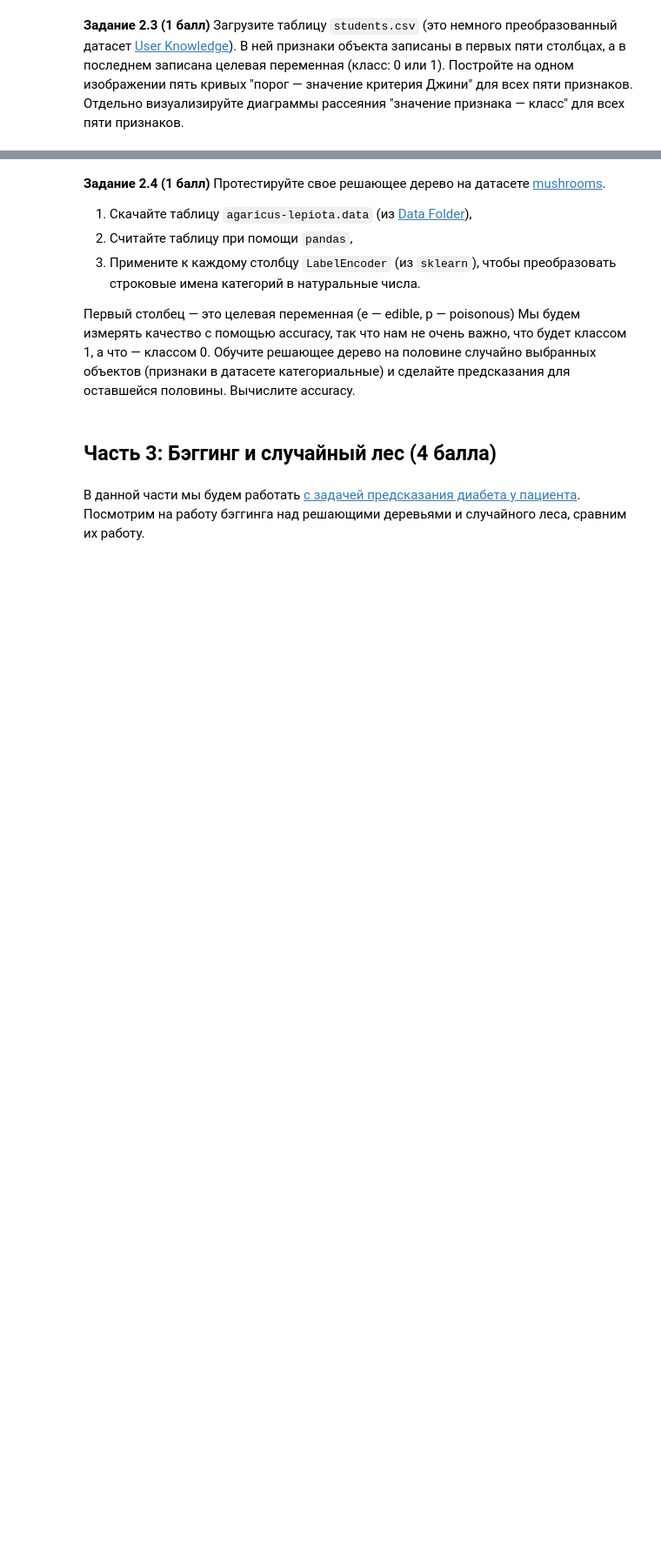
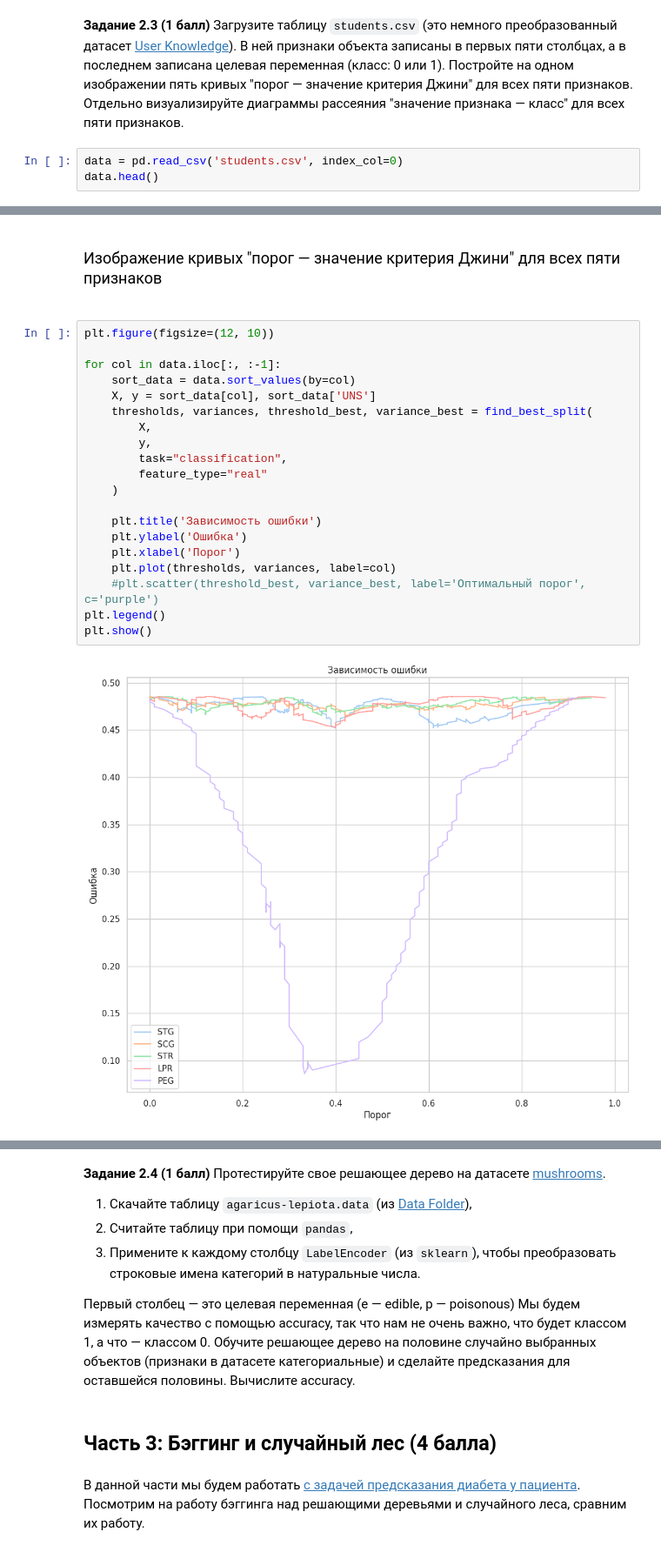
Before and after one commit to 1mmo/data-analysis-handbook, a Jupyter notebook: handbook/Machine Learning/algorithms/trees_hm05/hw05-trees-rf.ipynb, the cells around one changed output, grey strips where cells are left out. Shown at 87% size. Drawn from its saved outputs; the diff is of its cells as text; blank space fills up the shorter version.

```diff
--- a/handbook/Machine Learning/algorithms/trees_hm05/hw05-trees-rf.ipynb
+++ b/handbook/Machine Learning/algorithms/trees_hm05/hw05-trees-rf.ipynb
@@ -532,3 +549,6 @@ class DecisionTree:
         return np.array(predicted)
 # %% [markdown]
 **Задание 2.3 (1 балл)** Загрузите таблицу `students.csv` (это немного преобразованный датасет [User Knowledge](https://archive.ics.uci.edu/ml/datasets/User+Knowledge+Modeling)). В ней признаки объекта записаны в первых пяти столбцах, а в последнем записана целевая переменная (класс: 0 или 1). Постройте на одном изображении пять кривых "порог — значение критерия Джини" для всех пяти признаков. Отдельно визуализируйте диаграммы рассеяния "значение признака — класс" для всех пяти признаков.
+# %%
+data = pd.read_csv('students.csv', index_col=0)
+data.head()
@@ -534,0 +562,26 @@ class DecisionTree:
+# %% [markdown]
+<br>
+<font size=4>Изображение кривых "порог — значение критерия Джини" для всех пяти признаков</font><br>
+<br>
+# %%
+plt.figure(figsize=(12, 10))
+
+for col in data.iloc[:, :-1]:
+    sort_data = data.sort_values(by=col)
+    X, y = sort_data[col], sort_data['UNS']
+    thresholds, variances, threshold_best, variance_best = find_best_split(
+        X,
+        y,
+        task="classification",
+        feature_type="real"
+    )
+
+    plt.title('Зависимость ошибки')
+    plt.ylabel('Ошибка')
+    plt.xlabel('Порог')
+    plt.plot(thresholds, variances, label=col)
+    #plt.scatter(threshold_best, variance_best, label='Оптимальный порог', c='purple')
+plt.legend()
+plt.show()
+# %% [output]
+[figure, added]
```
Also changed, not shown: parts of 12 cells of this notebook.
